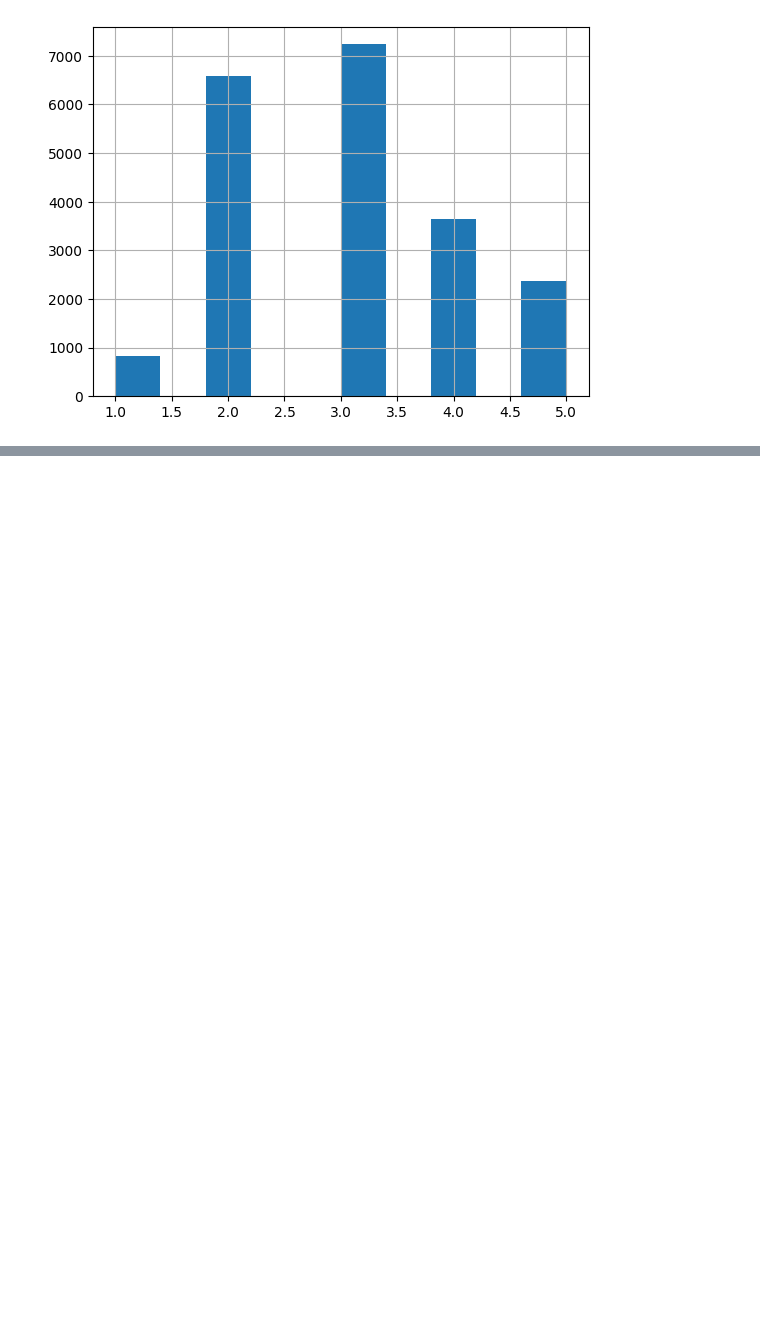
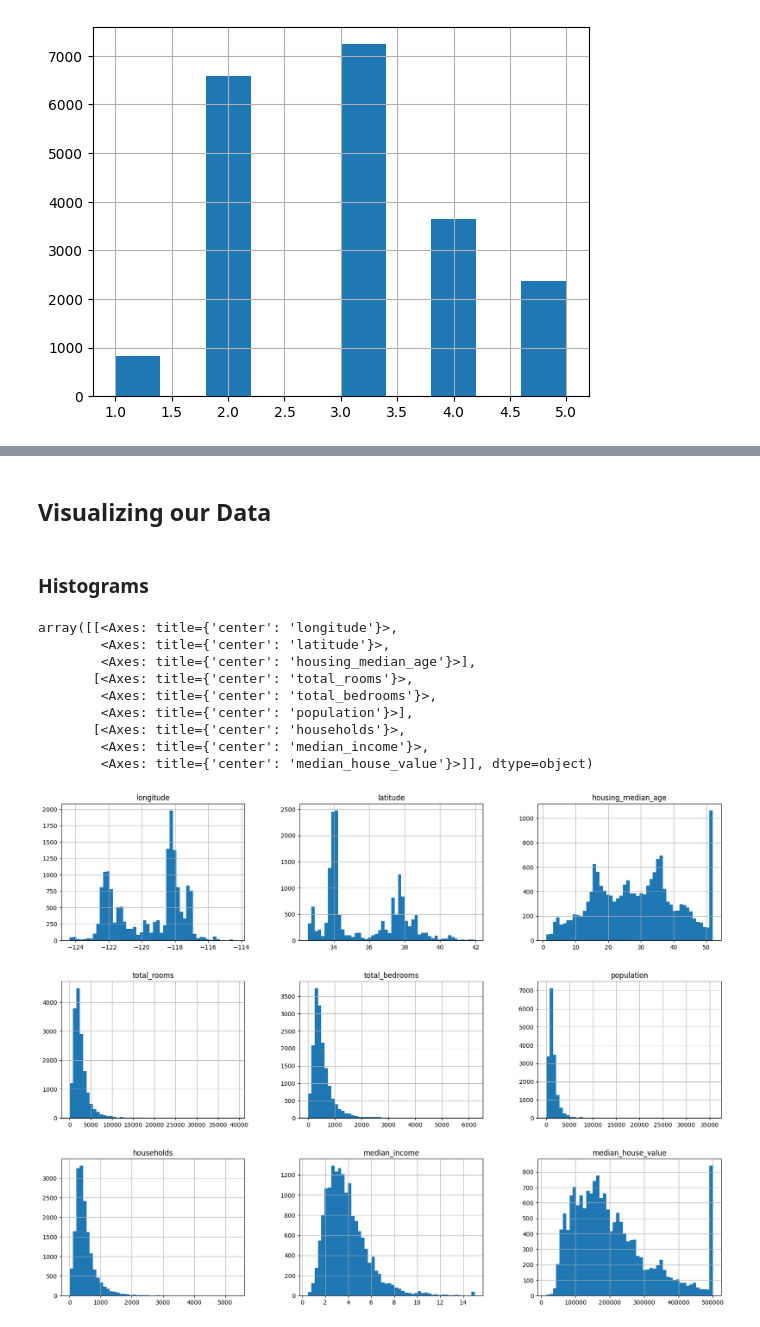
Before and after one commit to amisha26/Hands-on-Machine-Learning, a Jupyter notebook: Hands-On-Machine-Learning-Project/Chapter_2.ipynb, the cells around one changed output, grey strips where cells are left out. Drawn from its saved outputs; the diff is of its cells as text; code cells hidden in the pictures; blank space fills up the shorter version.

```diff
--- a/Hands-On-Machine-Learning-Project/Chapter_2.ipynb
+++ b/Hands-On-Machine-Learning-Project/Chapter_2.ipynb
@@ -93,0 +163,7 @@ housing_data["income_cat"].hist()
+# %%
+from sklearn.model_selection import StratifiedShuffleSplit
+
+split = StratifiedShuffleSplit(n_splits=1, test_size=0.2, random_state=42)
+for train_index, test_index in split.split(housing_data, housing_data["income_cat"]):
+    strat_train_set = housing_data.loc[train_index]
+    strat_test_set = housing_data.loc[test_index]
@@ -93,0 +214,22 @@ housing_data["income_cat"].hist()
+# %%
+strat_train_set.drop("income_cat", axis="columns", inplace=True)
+strat_test_set.drop("income_cat", axis="columns", inplace=True)
+# %% [markdown]
+## Visualizing our Data
+# %%
+housing = strat_train_set.copy()
+# %% [markdown]
+### Histograms
+# %%
+housing.hist(bins=50, figsize=(20, 15))
+# %% [output]
+array([[<Axes: title={'center': 'longitude'}>,
+        <Axes: title={'center': 'latitude'}>,
+        <Axes: title={'center': 'housing_median_age'}>],
+       [<Axes: title={'center': 'total_rooms'}>,
+        <Axes: title={'center': 'total_bedrooms'}>,
+        <Axes: title={'center': 'population'}>],
+       [<Axes: title={'center': 'households'}>,
+        <Axes: title={'center': 'median_income'}>,
+        <Axes: title={'center': 'median_house_value'}>]], dtype=object)
+[figure, added]
```
Also changed, not shown: parts of 13 cells of this notebook.
